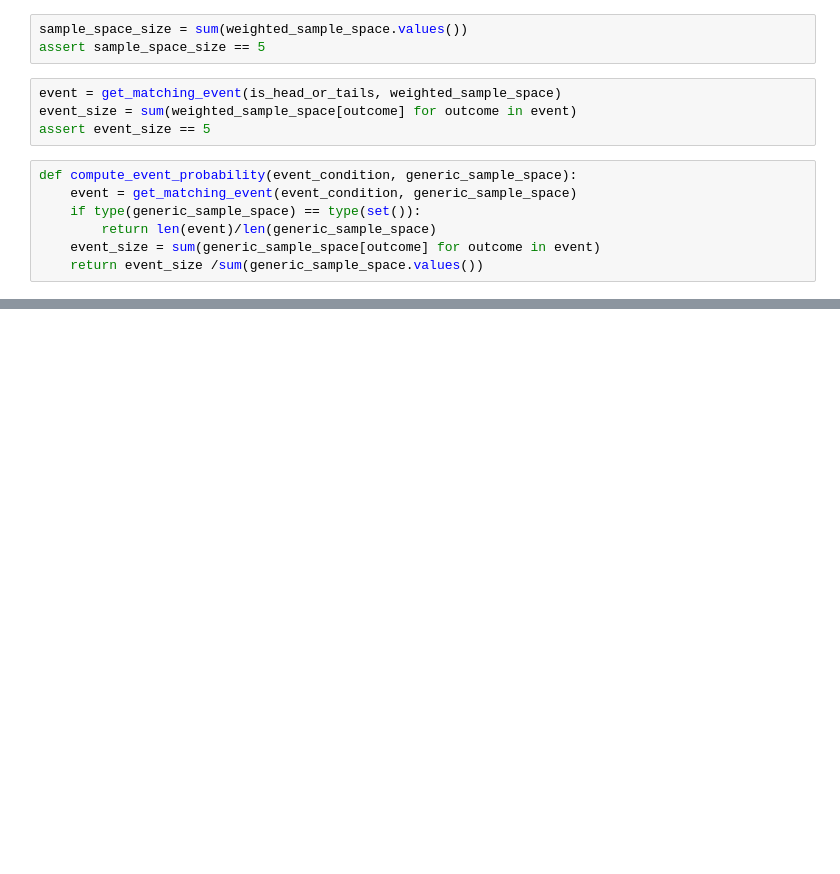
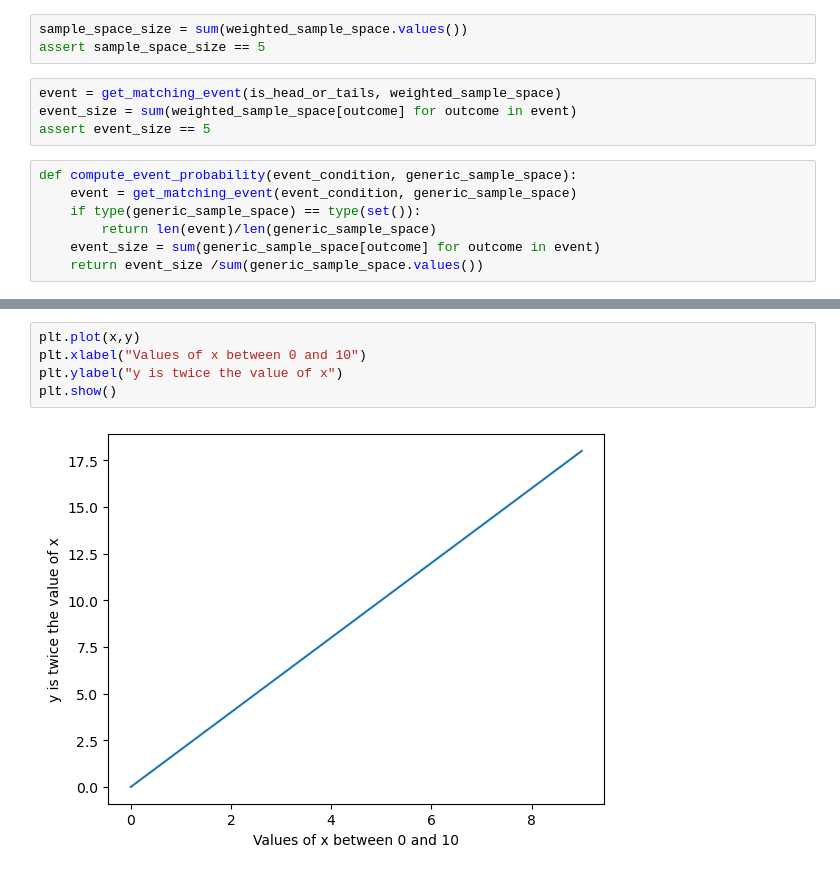
Before and after one commit to mnuman/data-science-bookcamp, a Jupyter notebook: Case Study 1.ipynb, the cells around one changed output, grey strips where cells are left out. Cells and saved outputs as stored; diff of their text form; blank space fills up the shorter version.

```diff
--- a/Case Study 1.ipynb
+++ b/Case Study 1.ipynb
@@ -93,0 +233,7 @@ Probability of event arising from 'is_heads' is 0.8
+# %%
+plt.plot(x,y)
+plt.xlabel("Values of x between 0 and 10")
+plt.ylabel("y is twice the value of x")
+plt.show()
+# %% [output]
+[figure, added]
```
Also changed, not shown: parts of 74 cells of this notebook, 1 other file.
